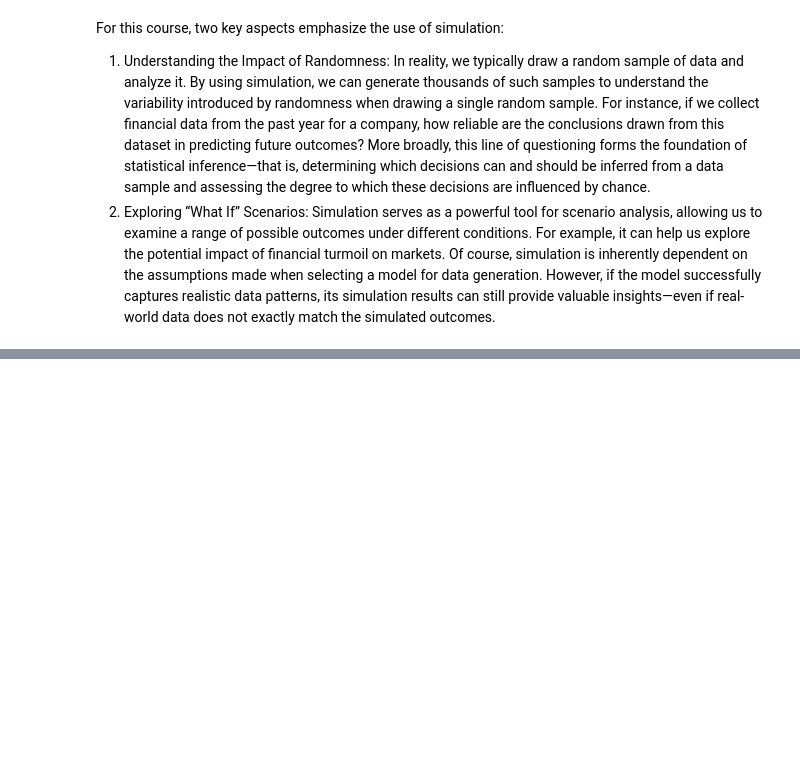
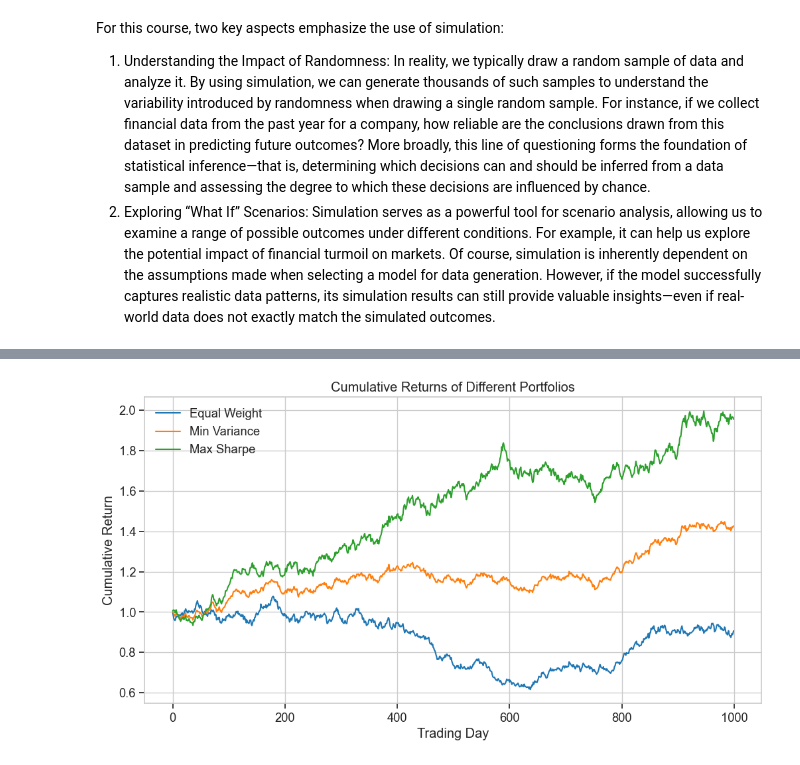
Before and after one commit to RalfKellner/fdaml_coursebook, a Jupyter notebook: coursebook/02_random_variables.ipynb, the cells around one changed output, grey strips where cells are left out. Drawn from its saved outputs; the diff is of its cells as text; code cells hidden in the pictures; blank space fills up the shorter version.

```diff
--- a/coursebook/02_random_variables.ipynb
+++ b/coursebook/02_random_variables.ipynb
@@ -507,0 +819,81 @@ Simulation serves as a powerful tool for scenario analysis, allowing us to exami
+# %%
+import pandas as pd
+
+# Generate stock return data
+np.random.seed(42)
+n_stocks = 3
+n_days = 1000
+
+# Create correlation matrix
+correlation_matrix = np.array([
+    [1.0, 0.5, -0.3],
+    [0.5, 1.0, 0.2],
+    [-0.3, 0.2, 1.0]
+])
+
+# Expected returns
+expected_returns = np.array([0.08, 0.12, 0.06])  # 8%, 12%, 6% annual returns
+
+# Standard deviations (volatility)
+volatilities = np.array([0.20, 0.30, 0.15])  # 20%, 30%, 15% volatility
+
+# Construct covariance matrix
+diag_vol = np.diag(volatilities)
+covariance_matrix = diag_vol @ correlation_matrix @ diag_vol
+
+# Generate daily returns - assuming 252 trading days per year
+daily_expected_returns = expected_returns / 252
+daily_covariance = covariance_matrix / 252
+
+# Generate return data
+returns = np.random.multivariate_normal(daily_expected_returns, daily_covariance, n_days)
+
+# Convert to a DataFrame
+returns_df = pd.DataFrame(returns, columns=[f'Stock{i+1}' for i in range(n_stocks)])
+
+# Calculate empirical statistics
+empirical_means = returns_df.mean() * 252  # Annualized
+empirical_cov = returns_df.cov() * 252     # Annualized
+empirical_corr = returns_df.corr()
+
+# Portfolio construction
+# Equal weight portfolio
+equal_weights = np.ones(n_stocks) / n_stocks
+
+# Minimum variance portfolio (simplified calculation)
+ones = np.ones(n_stocks)
+inv_cov = np.linalg.inv(empirical_cov)
+min_var_weights = (inv_cov @ ones) / (ones @ inv_cov @ ones)
+
+# Maximum Sharpe ratio portfolio (simplified, assuming risk-free rate = 0)
+max_sharpe_weights = (inv_cov @ empirical_means) / (ones @ inv_cov @ empirical_means)
+
+# Normalize to ensure weights sum to 1
+max_sharpe_weights = max_sharpe_weights / sum(max_sharpe_weights)
+
+# Calculate portfolio returns
+portfolio_returns = {
+    'Equal Weight': returns_df @ equal_weights,
+    'Min Variance': returns_df @ min_var_weights,
+    'Max Sharpe': returns_df @ max_sharpe_weights
+}
+
+# Convert to DataFrame
+port_returns_df = pd.DataFrame(portfolio_returns)
+
+# Calculate cumulative portfolio returns
+cumulative_port_returns = (1 + port_returns_df).cumprod()
+
+# Plot portfolio cumulative returns
+plt.figure(figsize=(12, 6))
+for col in cumulative_port_returns.columns:
+    plt.plot(cumulative_port_returns.index, cumulative_port_returns[col], label=col)
+
+plt.xlabel('Trading Day')
+plt.ylabel('Cumulative Return')
+plt.title('Cumulative Returns of Different Portfolios')
+plt.legend()
+plt.grid(True)
+plt.show()
+# %% [output]
+[figure, added]
```
Also changed, not shown: parts of 12 cells of this notebook, 2 other files.
